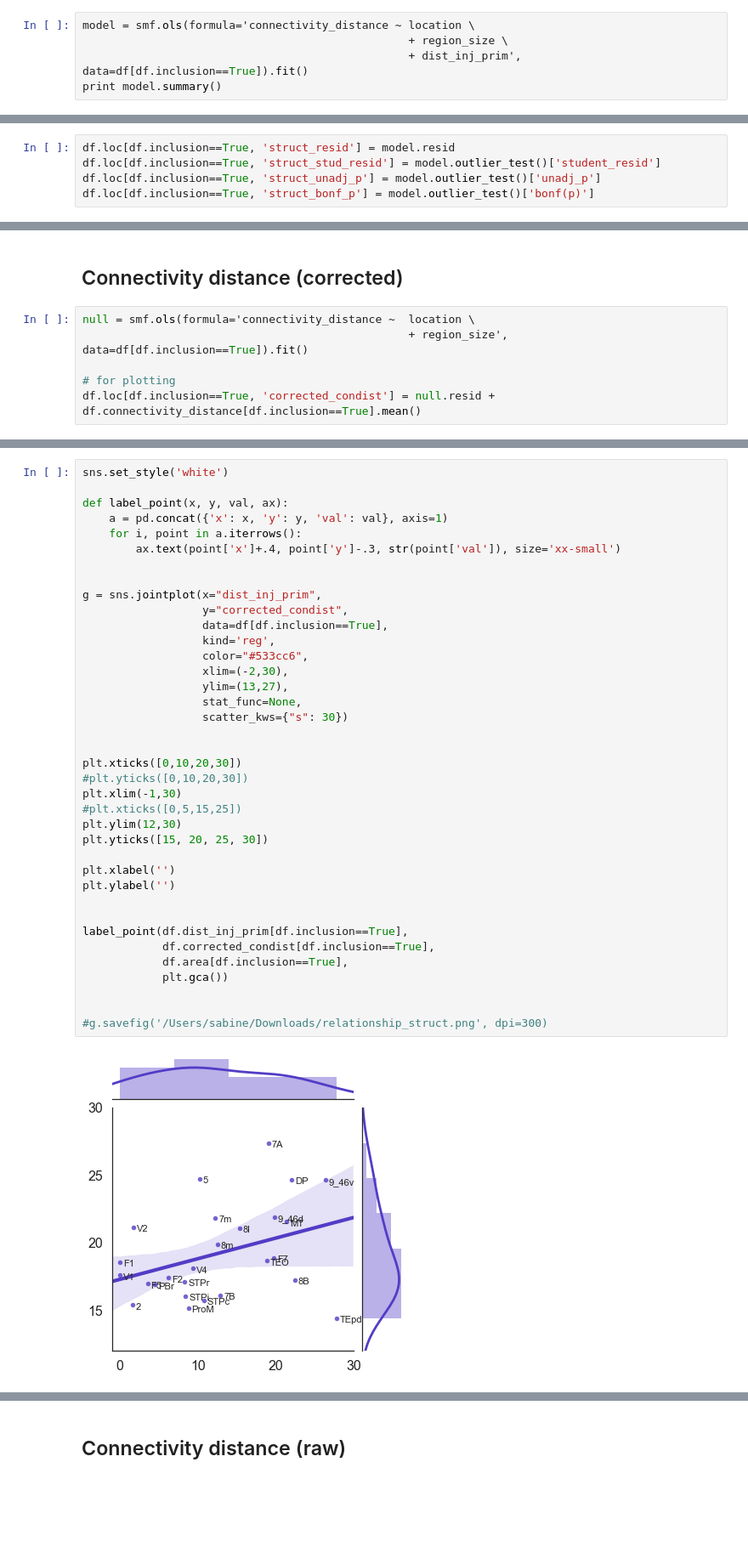
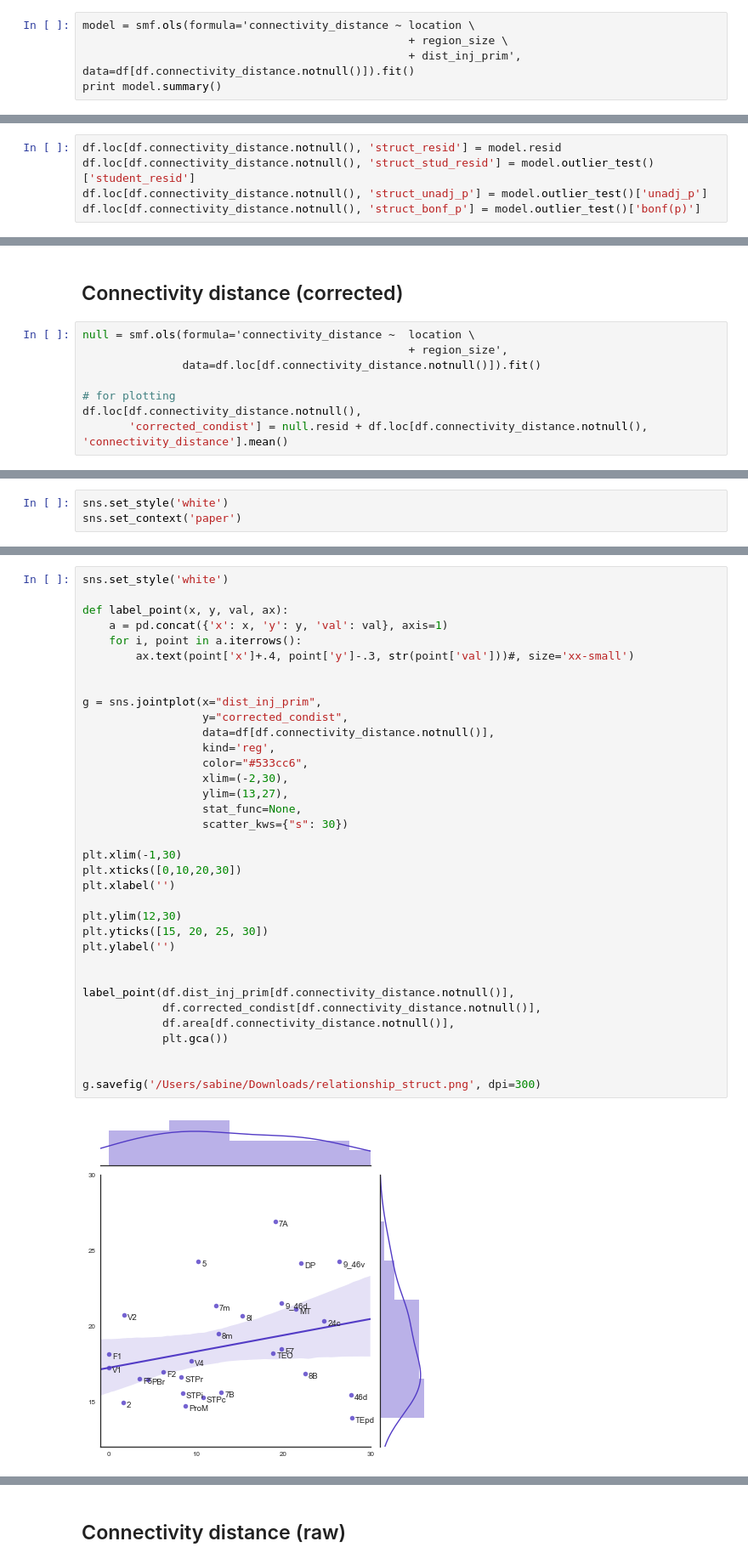
Before and after one commit to soligschlager/distconnect_macaque, a Jupyter notebook: II_struct.ipynb, the cells around one changed output, grey strips where cells are left out. Shown at 85% size. Cells and saved outputs as stored; diff of their text form; blank space fills up the shorter version.

Commit message:
correcting surface used for dist

```diff
--- a/II_struct.ipynb
+++ b/II_struct.ipynb
@@ -38,7 +27,7 @@ df['inclusion'] = (~df_r.area.isin(excl_areas) & df_r.connectivity_distance.notn
 # %%
 model = smf.ols(formula='connectivity_distance ~ location \
                                                  + region_size \
-                                                 + dist_inj_prim', data=df[df.inclusion==True]).fit()
+                                                 + dist_inj_prim', data=df[df.connectivity_distance.notnull()]).fit()
 print model.summary()
 # %% [output]
                               OLS Regression Results
@@ -61,5 +52,5 @@ strong multicollinearity or other numerical problems.
 # %%
-df.loc[df.inclusion==True, 'struct_resid'] = model.resid
-df.loc[df.inclusion==True, 'struct_stud_resid'] = model.outlier_test()['student_resid']
-df.loc[df.inclusion==True, 'struct_unadj_p'] = model.outlier_test()['unadj_p']
-df.loc[df.inclusion==True, 'struct_bonf_p'] = model.outlier_test()['bonf(p)']
+df.loc[df.connectivity_distance.notnull(), 'struct_resid'] = model.resid
+df.loc[df.connectivity_distance.notnull(), 'struct_stud_resid'] = model.outlier_test()['student_resid']
+df.loc[df.connectivity_distance.notnull(), 'struct_unadj_p'] = model.outlier_test()['unadj_p']
+df.loc[df.connectivity_distance.notnull(), 'struct_bonf_p'] = model.outlier_test()['bonf(p)']
@@ -88,7 +86,9 @@ df.loc[df.inclusion==True, cols].sort_values(by='struct_stud_resid').tail()
 ## Connectivity distance (corrected)
 # %%
 null = smf.ols(formula='connectivity_distance ~  location \
-                                                 + region_size', data=df[df.inclusion==True]).fit()
+                                                 + region_size',
+               data=df.loc[df.connectivity_distance.notnull()]).fit()
 
 # for plotting
-df.loc[df.inclusion==True, 'corrected_condist'] = null.resid + df.connectivity_distance[df.inclusion==True].mean()
+df.loc[df.connectivity_distance.notnull(),
+       'corrected_condist'] = null.resid + df.loc[df.connectivity_distance.notnull(), 'connectivity_distance'].mean()
@@ -94,0 +106,3 @@ df.loc[df.inclusion==True, 'corrected_condist'] = null.resid + df.connectivity_d
+# %%
+sns.set_style('white')
+sns.set_context('paper')
@@ -95,40 +123,37 @@ df.loc[df.inclusion==True, 'corrected_condist'] = null.resid + df.connectivity_d
 # %%
 sns.set_style('white')
 
 def label_point(x, y, val, ax):
     a = pd.concat({'x': x, 'y': y, 'val': val}, axis=1)
     for i, point in a.iterrows():
-        ax.text(point['x']+.4, point['y']-.3, str(point['val']), size='xx-small')
+        ax.text(point['x']+.4, point['y']-.3, str(point['val']))#, size='xx-small')
 
 
 g = sns.jointplot(x="dist_inj_prim",
                   y="corrected_condist",
-                  data=df[df.inclusion==True],
+                  data=df[df.connectivity_distance.notnull()],
                   kind='reg',
                   color="#533cc6",
                   xlim=(-2,30),
                   ylim=(13,27),
                   stat_func=None,
                   scatter_kws={"s": 30})
 
+plt.xlim(-1,30)
+plt.xticks([0,10,20,30])
+plt.xlabel('')
 
-plt.xticks([0,10,20,30])
-#plt.yticks([0,10,20,30])
-plt.xlim(-1,30)
-#plt.xticks([0,5,15,25])
 plt.ylim(12,30)
 plt.yticks([15, 20, 25, 30])
-
-plt.xlabel('')
 plt.ylabel('')
 
 
-label_point(df.dist_inj_prim[df.inclusion==True],
-            df.corrected_condist[df.inclusion==True],
-            df.area[df.inclusion==True],
+label_point(df.dist_inj_prim[df.connectivity_distance.notnull()],
+            df.corrected_condist[df.connectivity_distance.notnull()],
+            df.area[df.connectivity_distance.notnull()],
             plt.gca())
 
 
-#g.savefig('/Users/sabine/Downloads/relationship_struct.png', dpi=300)
+g.savefig('/Users/sabine/Downloads/relationship_struct.png', dpi=300)
 # %% [output]
-[figure, old version]
+[figure, new version]
```
Also changed, not shown: parts of 16 cells of this notebook, 2 other files.
